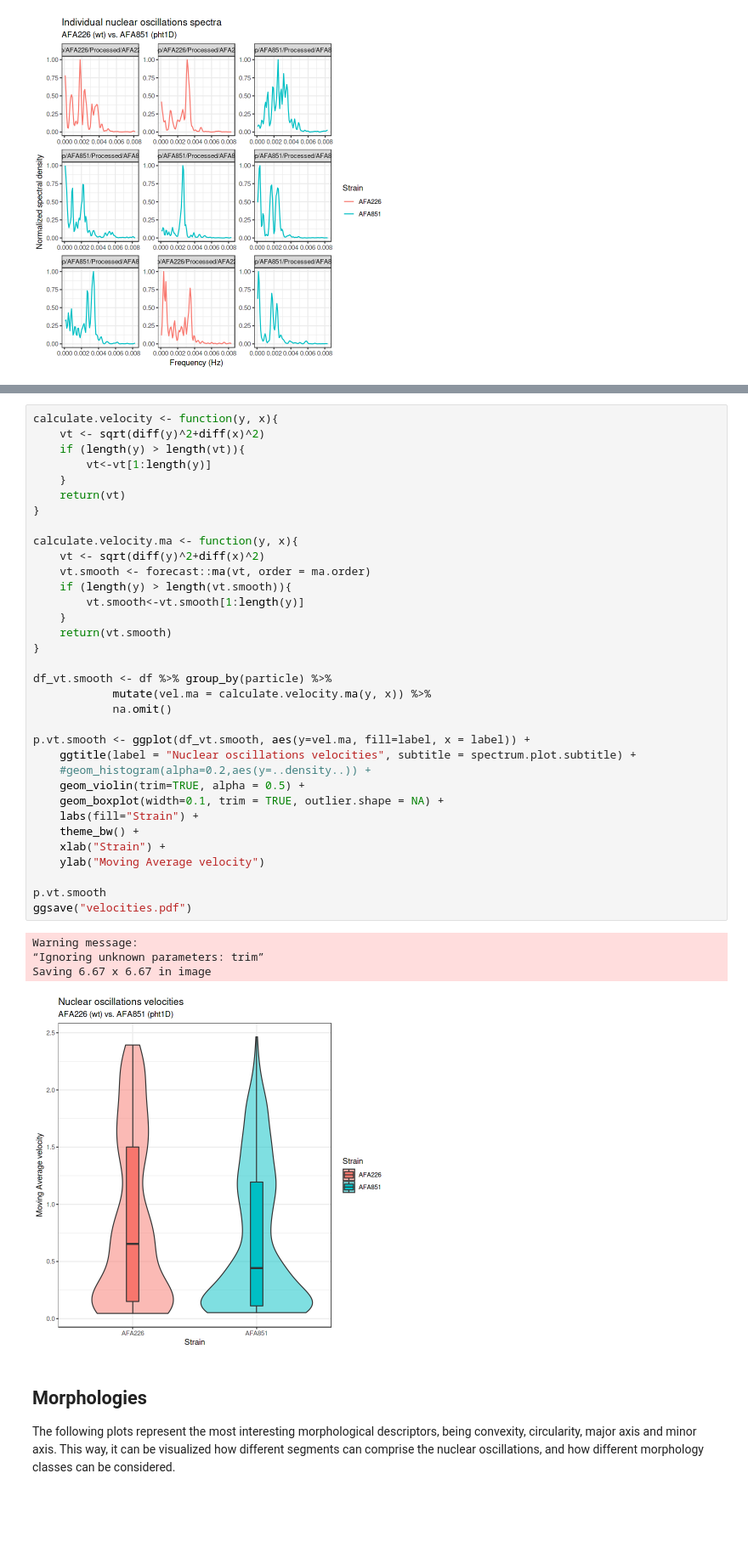
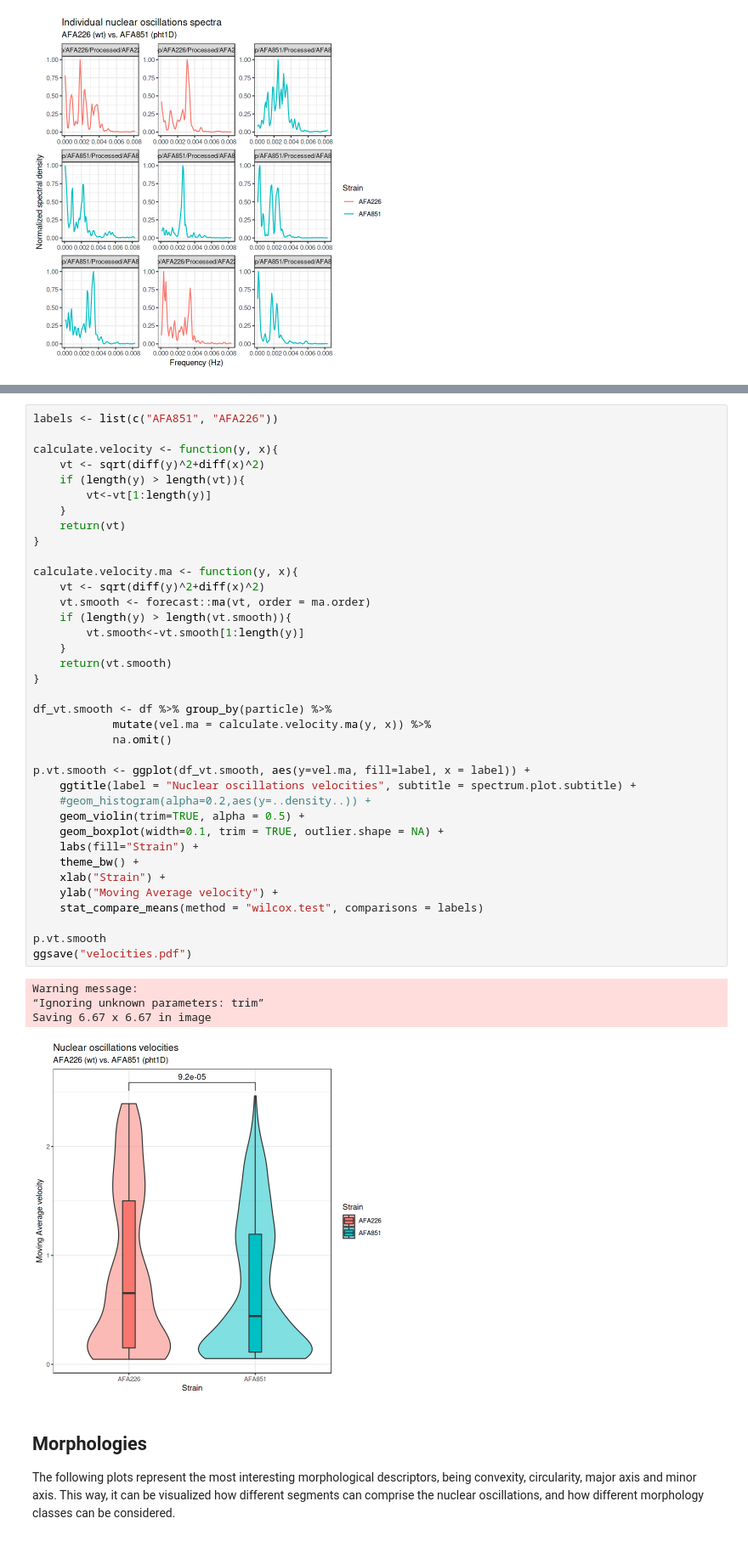
Before and after one commit to danilexn/tronos, a Jupyter notebook: notebooks/TronosAnalysis-Global.ipynb, the cells around one changed output, grey strips where cells are left out. Shown at 85% size. Drawn from its saved outputs; the diff is of its cells as text; blank space fills up the shorter version.

Commit message:
Tests added to Global analysis

```diff
--- a/notebooks/TronosAnalysis-Global.ipynb
+++ b/notebooks/TronosAnalysis-Global.ipynb
@@ -220,4 +281,6 @@ Velocity is calculated as the vector modulo, for the X and Y positions specified
 # %%
+labels <- list(c("AFA851", "AFA226"))
+
 calculate.velocity <- function(y, x){
     vt <- sqrt(diff(y)^2+diff(x)^2)
     if (length(y) > length(vt)){
@@ -227,35 +290,36 @@ calculate.velocity <- function(y, x){
 }
 
 calculate.velocity.ma <- function(y, x){
     vt <- sqrt(diff(y)^2+diff(x)^2)
     vt.smooth <- forecast::ma(vt, order = ma.order)
     if (length(y) > length(vt.smooth)){
         vt.smooth<-vt.smooth[1:length(y)]
     }
     return(vt.smooth)
 }
 
 df_vt.smooth <- df %>% group_by(particle) %>%
             mutate(vel.ma = calculate.velocity.ma(y, x)) %>%
             na.omit()
 
 p.vt.smooth <- ggplot(df_vt.smooth, aes(y=vel.ma, fill=label, x = label)) +
     ggtitle(label = "Nuclear oscillations velocities", subtitle = spectrum.plot.subtitle) +
     #geom_histogram(alpha=0.2,aes(y=..density..)) +
     geom_violin(trim=TRUE, alpha = 0.5) +
     geom_boxplot(width=0.1, trim = TRUE, outlier.shape = NA) +
     labs(fill="Strain") +
     theme_bw() +
     xlab("Strain") +
-    ylab("Moving Average velocity")
+    ylab("Moving Average velocity") +
+    stat_compare_means(method = "wilcox.test", comparisons = labels)
 
 p.vt.smooth
 ggsave("velocities.pdf")
 # %% [output]
 Warning message:
 “Ignoring unknown parameters: trim”
 Saving 6.67 x 6.67 in image
-[figure, old version]
+[figure, new version]
 # %% [markdown]
 ## Morphologies
 The following plots represent the most interesting morphological descriptors, being convexity, circularity, major axis and minor axis. This way, it can be visualized how different segments can comprise the nuclear oscillations, and how different morphology classes can be considered.
```
Also changed, not shown: parts of 9 cells of this notebook.
